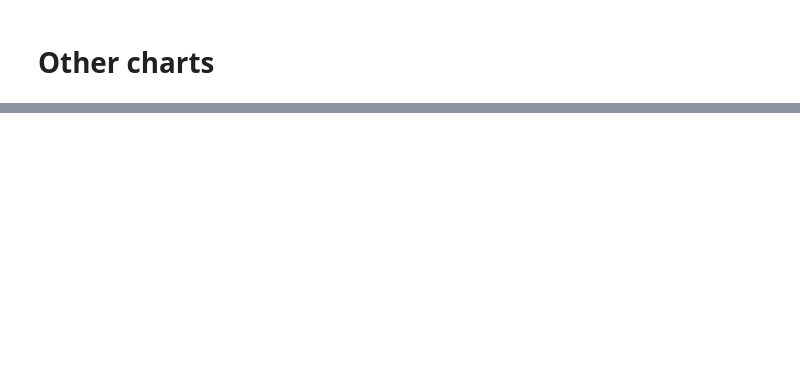
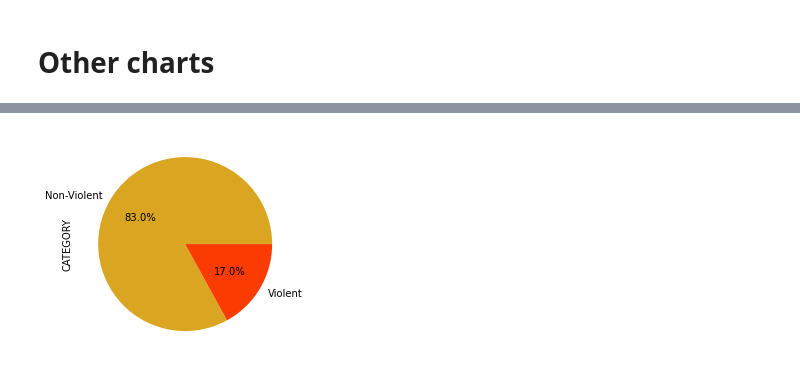
Before and after one commit to emilbello/MPLS_ValueVCrime, a Jupyter notebook: Analysis.ipynb, the cells around one changed output, grey strips where cells are left out. Drawn from its saved outputs; the diff is of its cells as text; code cells hidden in the pictures; blank space fills up the shorter version.

```diff
--- a/Analysis.ipynb
+++ b/Analysis.ipynb
@@ -441,2 +642,9 @@ st.f_oneway(crime1, crime2, crime3, crime4, crime5)
+# %%
+colors = ['#DAA520', '#FA3B02']
+grouped_category = crime_df.groupby('CATEGORY')
+category_count = grouped_category['CATEGORY'].count()
+crime_pie = category_count.plot(kind='pie', y='CATEGORY', subplots=True, autopct='%1.1f%%', colors=colors)
+# %% [output]
+[figure, added]
 # %%
 medhome_crime_sorted = medhome_crime.sort_values(by='Median Home Value', ascending=False)
```
Also changed, not shown: parts of 32 cells of this notebook.
